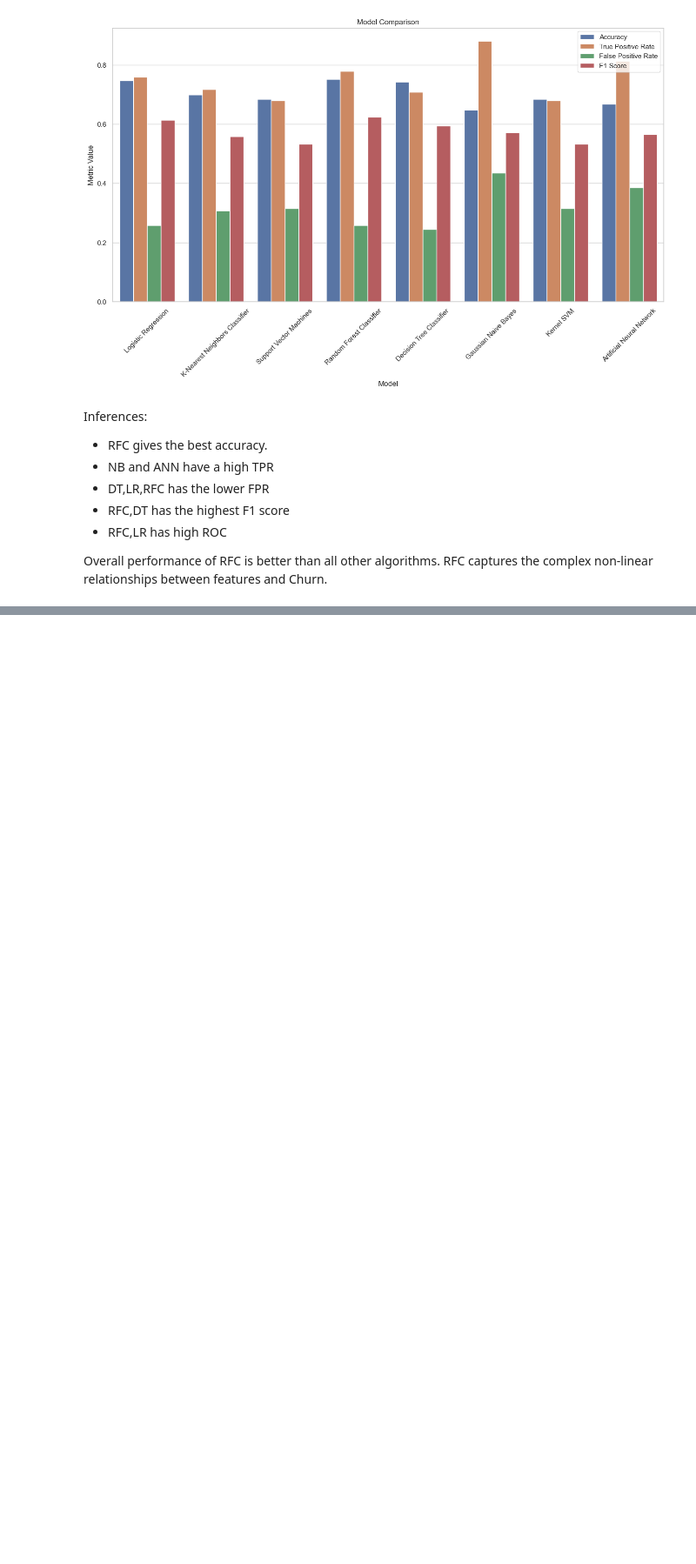
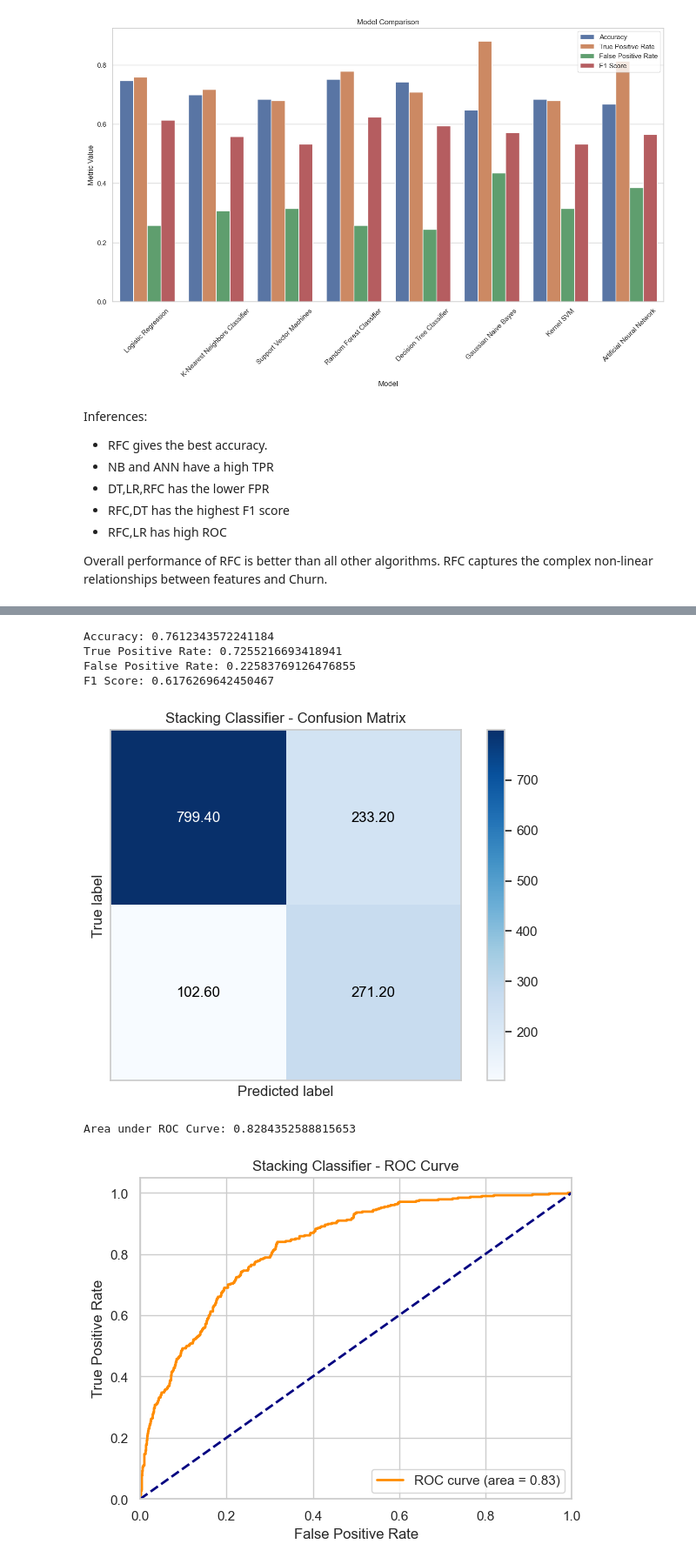
Before and after one commit to BhargavaKakkera/Customer_Churn_Prediction, a Jupyter notebook: src/notebook/CustomerChurnPrediction.ipynb, the cells around one changed output, grey strips where cells are left out. Shown at 87% size. Saved outputs shown, nothing was run; the diff lists cells and outputs as text; code cells hidden in the pictures; blank space fills up the shorter version.

```diff
--- a/src/notebook/CustomerChurnPrediction.ipynb
+++ b/src/notebook/CustomerChurnPrediction.ipynb
@@ -1048,0 +1064,25 @@ Area under ROC Curve: 0.8310365107988226
+# %%
+from sklearn.ensemble import StackingClassifier
+from sklearn.linear_model import LogisticRegression
+
+stack = StackingClassifier(
+    estimators = [
+        ('rfc',rf_model),
+        ('xgb', xgb),
+        ('dt', tree_model),
+
+    ],
+    final_estimator= LogisticRegression(),
+    cv = 5,
+    n_jobs = -1
+)
+# %%
+trainTestAndPlot('Stacking Classifier', stack)
+# %% [output]
+Accuracy: 0.7612343572241184
+True Positive Rate: 0.7255216693418941
+False Positive Rate: 0.22583769126476855
+F1 Score: 0.6176269642450467
+[figure, added]
+Area under ROC Curve: 0.8284352588815653
+[figure, added]
```
Also changed, not shown: parts of 5 cells of this notebook, 1 other file.
